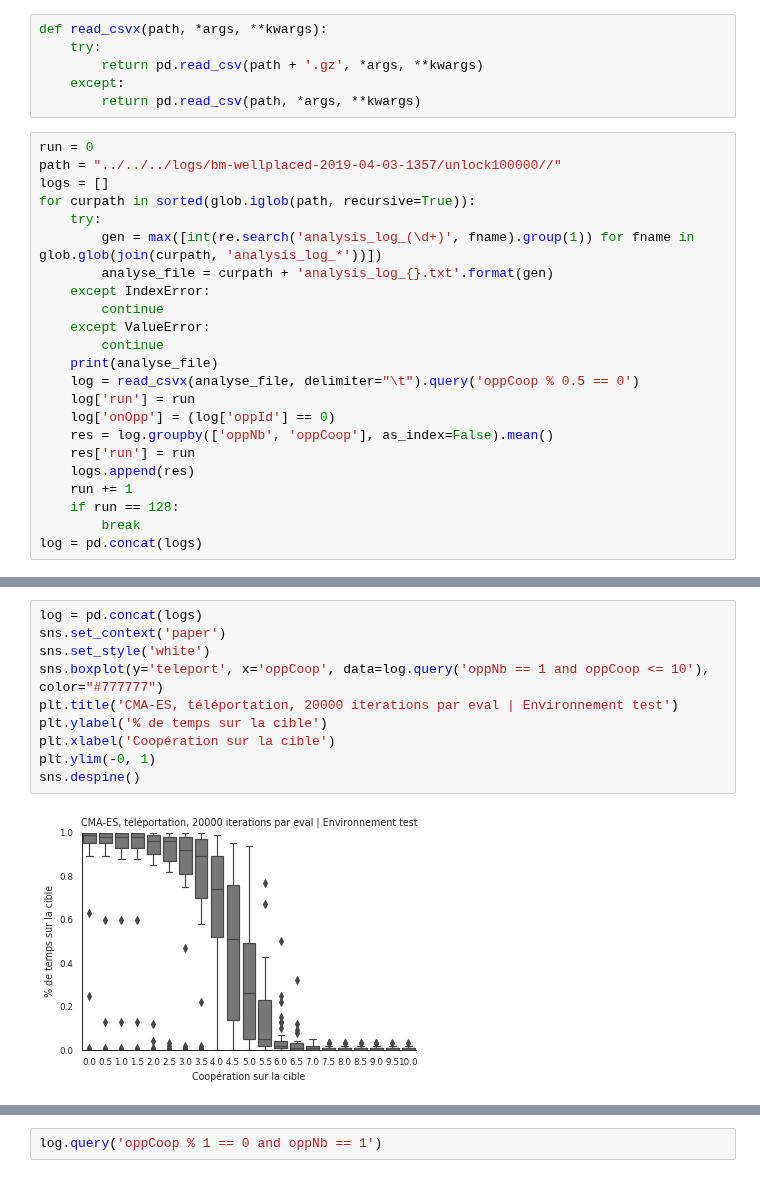
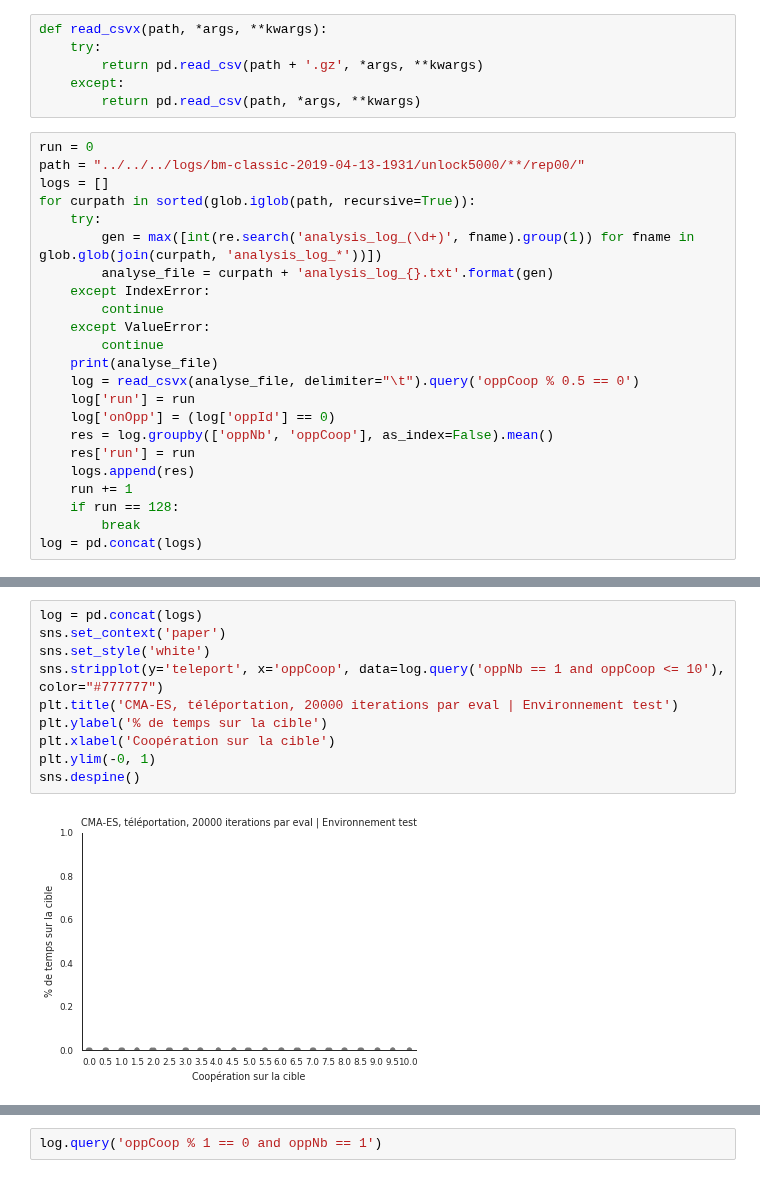
Before and after one commit to PaulEcoffet/roborobo3, a Jupyter notebook: roborobo3/notebooks/heatmap_choice.ipynb, the cells around one changed output, grey strips where cells are left out. Drawn from its saved outputs; the diff is of its cells as text.

```diff
--- a/roborobo3/notebooks/heatmap_choice.ipynb
+++ b/roborobo3/notebooks/heatmap_choice.ipynb
@@ -28,7 +28,7 @@ def read_csvx(path, *args, **kwargs):
         return pd.read_csv(path, *args, **kwargs)
 # %%
 run = 0
-path = "../../../logs/bm-wellplaced-2019-04-03-1357/unlock100000//"
+path = "../../../logs/bm-classic-2019-04-13-1931/unlock5000/**/rep00/"
 logs = []
 for curpath in sorted(glob.iglob(path, recursive=True)):
     try:
@@ -71,12 +55,12 @@ FileNotFoundError: File b'/home/pecoffet/remoterobo/logs/bm-alife-tp-allconf-met
 # %%
 log = pd.concat(logs)
 sns.set_context('paper')
 sns.set_style('white')
-sns.boxplot(y='teleport', x='oppCoop', data=log.query('oppNb == 1 and oppCoop <= 10'), color="#777777")
+sns.stripplot(y='teleport', x='oppCoop', data=log.query('oppNb == 1 and oppCoop <= 10'), color="#777777")
 plt.title('CMA-ES, téléportation, 20000 iterations par eval | Environnement test')
 plt.ylabel('% de temps sur la cible')
 plt.xlabel('Coopération sur la cible')
 plt.ylim(-0, 1)
 sns.despine()
 # %% [output]
-[figure, old version]
+[figure, new version]
```
Also changed, not shown: parts of 2 cells of this notebook, 4 other files.
